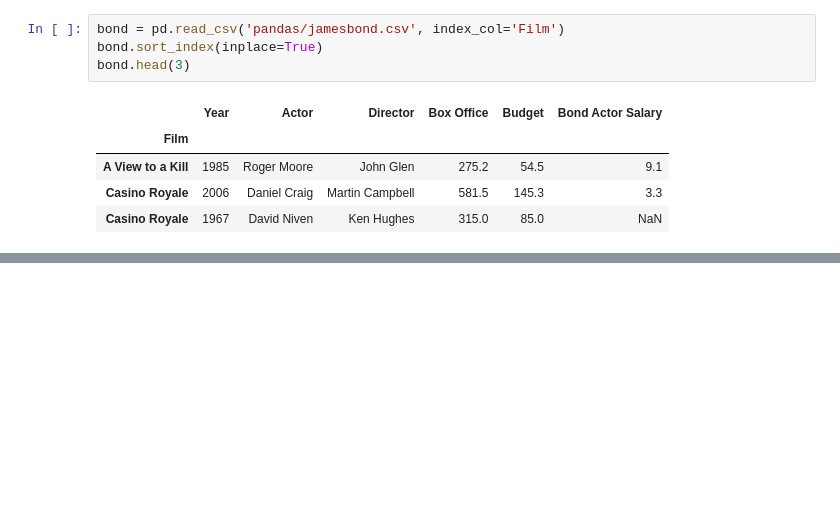
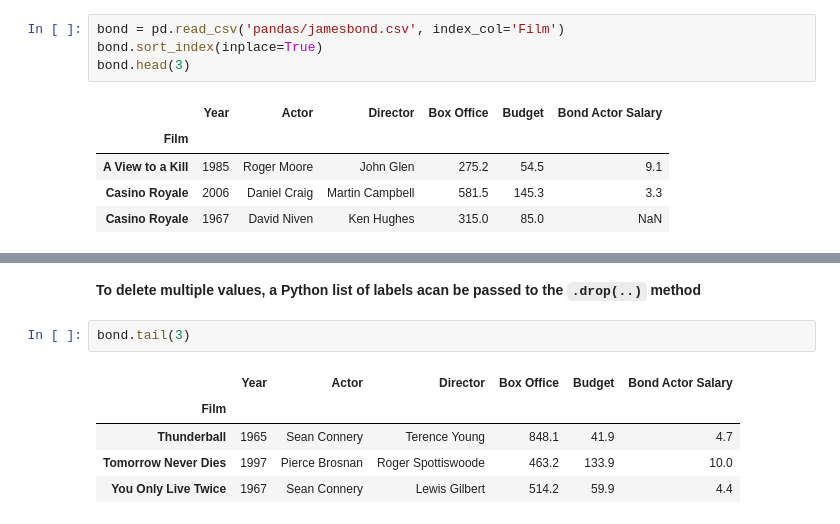
Before and after one commit to pratikgujral/learn-data-analysis, a Jupyter notebook: DataFrame.ipynb, the cells around one changed output, grey strips where cells are left out. Cells and saved outputs as stored; diff of their text form; blank space fills up the shorter version.

```diff
--- a/DataFrame.ipynb
+++ b/DataFrame.ipynb
@@ -1399,0 +1521,10 @@ bond.head(3)
+# %% [markdown]
+**To delete multiple values, a Python list of labels acan be passed to the `.drop(..)` method**
+# %%
+bond.tail(3)
+# %% [output]
+|  | Year | Actor | Director | Box Office | Budget | Bond Actor Salary |
+| Film |  |  |  |  |  |  |
+| Thunderball | 1965 | Sean Connery | Terence Young | 848.1 | 41.9 | 4.7 |
+| Tomorrow Never Dies | 1997 | Pierce Brosnan | Roger Spottiswoode | 463.2 | 133.9 | 10.0 |
+| You Only Live Twice | 1967 | Sean Connery | Lewis Gilbert | 514.2 | 59.9 | 4.4 |
```
Also changed, not shown: parts of 83 cells of this notebook.
